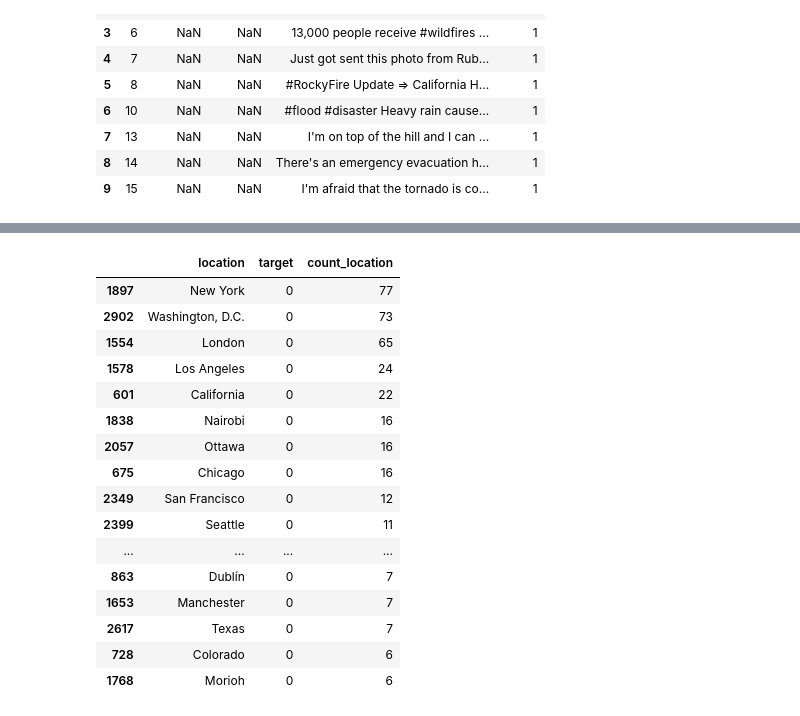
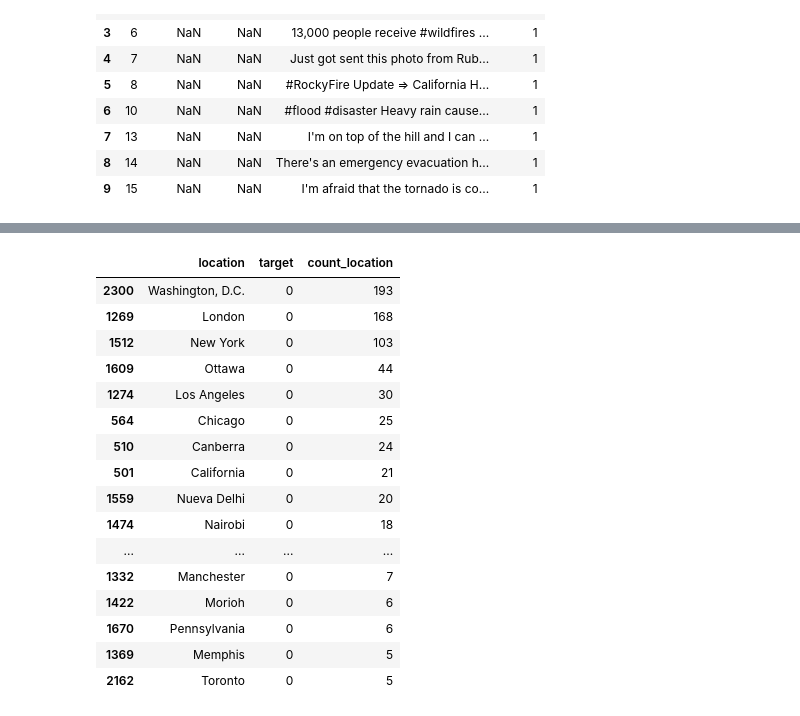
Before and after one commit to ZoraidaF/Cuarendata, a Jupyter notebook: Location_keyword_Tweets.ipynb, the cells around one changed output, grey strips where cells are left out. Cells and saved outputs as stored; diff of their text form; code cells hidden in the pictures.

```diff
--- a/Location_keyword_Tweets.ipynb
+++ b/Location_keyword_Tweets.ipynb
@@ -36,0 +25,3 @@ training_set.describe()
+# %%
+training_set = training_set.loc[pd.notna(training_set.location) & pd.notnull(training_set.location)]
+training_set.describe()
@@ -101,20 +114,24 @@ training_set['location'] = training_set['location'].apply(lambda x: 'Dublín' if
 # %%
 #limpiamos los que no son regiones
-training_set = training_set.loc[(~training_set.location.str.contains('Earth', na=False))
-                                & (~training_set.location.str.contains('Everywhere', na=False))
-                                & (~training_set.location.str.contains('ss', na=False))
-                                & (~training_set.location.str.contains('Worldwide', na=False))
-                                & (~training_set.location.str.contains('304', na=False))
-                                & (~training_set.location.str.contains('World Wide!!', na=False))
-                                & (~training_set.location.str.contains('Nowhere. Everywhere.', na=False))
-                                & (~training_set.location.str.contains('Happily Married with 2 kids', na=False))
-                                & (~training_set.location.str.contains('Pedophile hunting ground', na=False))
-                                & (~training_set.location.str.contains('milky way', na=False))
-                                & (~training_set.location.str.contains('Live On Webcam', na=False))
-                                & (~training_set.location.str.contains('Est. September 2012 - Bristol', na=False))
-                                & (~training_set.location.str.contains('Road to the Billionaires Club', na=False))
-                                & (~training_set.location.str.contains('Buy Give Me My Money', na=False))
-                                & (~training_set.location.str.contains('Narnia', na=False))
-                                & (~training_set.location.str.contains('Twitter Lockout in progress', na=False))
-                                & (~training_set.location.str.contains('hollywoodland', na=False))
+training_set = training_set.loc[(~training_set.location.str.contains('Earth', na=False))\
+                                & (~training_set.location.str.contains('Everywhere', na=False))\
+                                & (~training_set.location.str.contains('ss', na=False))\
+                                & (~training_set.location.str.contains('304', na=False))\
+                                & (~training_set.location.str.contains('Worldwide', na=False))\
+                                & (~training_set.location.str.contains('World Wide!!', na=False))\
+                                & (~training_set.location.str.contains('World Wide', na=False))\
+                                & (~training_set.location.str.contains('WorldWide', na=False))\
+                                & (~training_set.location.str.contains('World', na=False))\
+                                & (~training_set.location.str.contains('world', na=False))\
+                                & (~training_set.location.str.contains('Nowhere. Everywhere.', na=False))\
+                                & (~training_set.location.str.contains('Happily Married with 2 kids', na=False))\
+                                & (~training_set.location.str.contains('Pedophile hunting ground', na=False))\
+                                & (~training_set.location.str.contains('milky way', na=False))\
+                                & (~training_set.location.str.contains('Live On Webcam', na=False))\
+                                & (~training_set.location.str.contains('Est. September 2012 - Bristol', na=False))\
+                                & (~training_set.location.str.contains('Road to the Billionaires Club', na=False))\
+                                & (~training_set.location.str.contains('Buy Give Me My Money', na=False))\
+                                & (~training_set.location.str.contains('Narnia', na=False))\
+                                & (~training_set.location.str.contains('Twitter Lockout in progress', na=False))\
+                                & (~training_set.location.str.contains('hollywoodland', na=False))\
                                ]
@@ -137,5 +140,5 @@ location_tweets.head(10)
 # %%
-location_tweets = location_tweets.groupby(['location', 'target']).size().reset_index()
+location_tweets = training_set.groupby(['location', 'target']).size().reset_index()
 location_tweets.rename({0:'count_location'}, axis=1, inplace=True)
 location_tweets.describe()
 # %% [output]
@@ -213,20 +226,20 @@ location_tweets_reales.head(20)
 # %%
-location_tweets_fakes.head(20)
+location_tweets_fakes.head(30)
 # %% [output]
 |  | location | target | count_location |
-| 1897 | New York | 0 | 77 |
-| 2902 | Washington, D.C. | 0 | 73 |
-| 1554 | London | 0 | 65 |
-| 1578 | Los Angeles | 0 | 24 |
-| 601 | California | 0 | 22 |
-| 1838 | Nairobi | 0 | 16 |
-| 2057 | Ottawa | 0 | 16 |
-| 675 | Chicago | 0 | 16 |
-| 2349 | San Francisco | 0 | 12 |
-| 2399 | Seattle | 0 | 11 |
+| 2300 | Washington, D.C. | 0 | 193 |
+| 1269 | London | 0 | 168 |
+| 1512 | New York | 0 | 103 |
+| 1609 | Ottawa | 0 | 44 |
+| 1274 | Los Angeles | 0 | 30 |
+| 564 | Chicago | 0 | 25 |
+| 510 | Canberra | 0 | 24 |
+| 501 | California | 0 | 21 |
+| 1559 | Nueva Delhi | 0 | 20 |
+| 1474 | Nairobi | 0 | 18 |
 | ... | ... | ... | ... |
-| 863 | Dublín | 0 | 7 |
-| 1653 | Manchester | 0 | 7 |
-| 2617 | Texas | 0 | 7 |
-| 728 | Colorado | 0 | 6 |
-| 1768 | Morioh | 0 | 6 |
+| 1332 | Manchester | 0 | 7 |
+| 1422 | Morioh | 0 | 6 |
+| 1670 | Pennsylvania | 0 | 6 |
+| 1369 | Memphis | 0 | 5 |
+| 2162 | Toronto | 0 | 5 |
```
Also changed, not shown: parts of 51 cells of this notebook.
